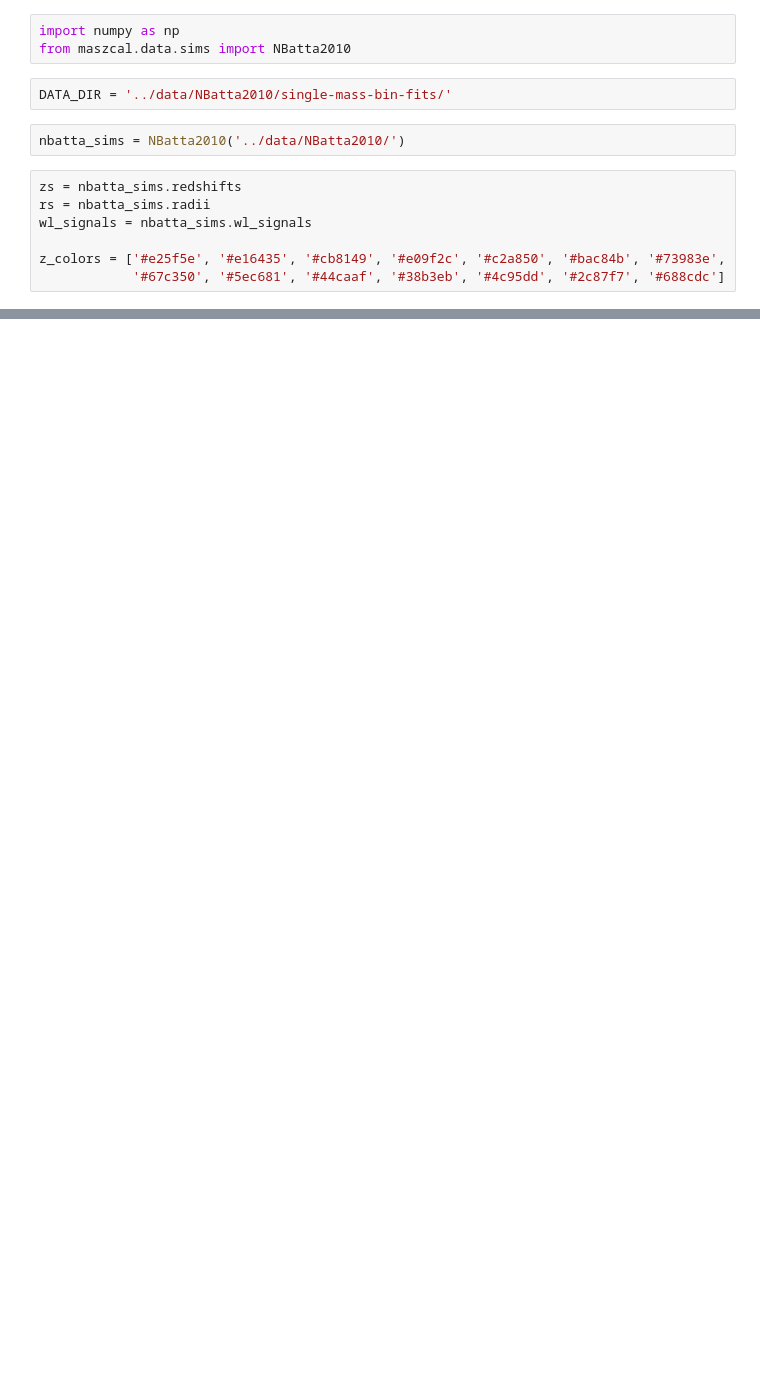
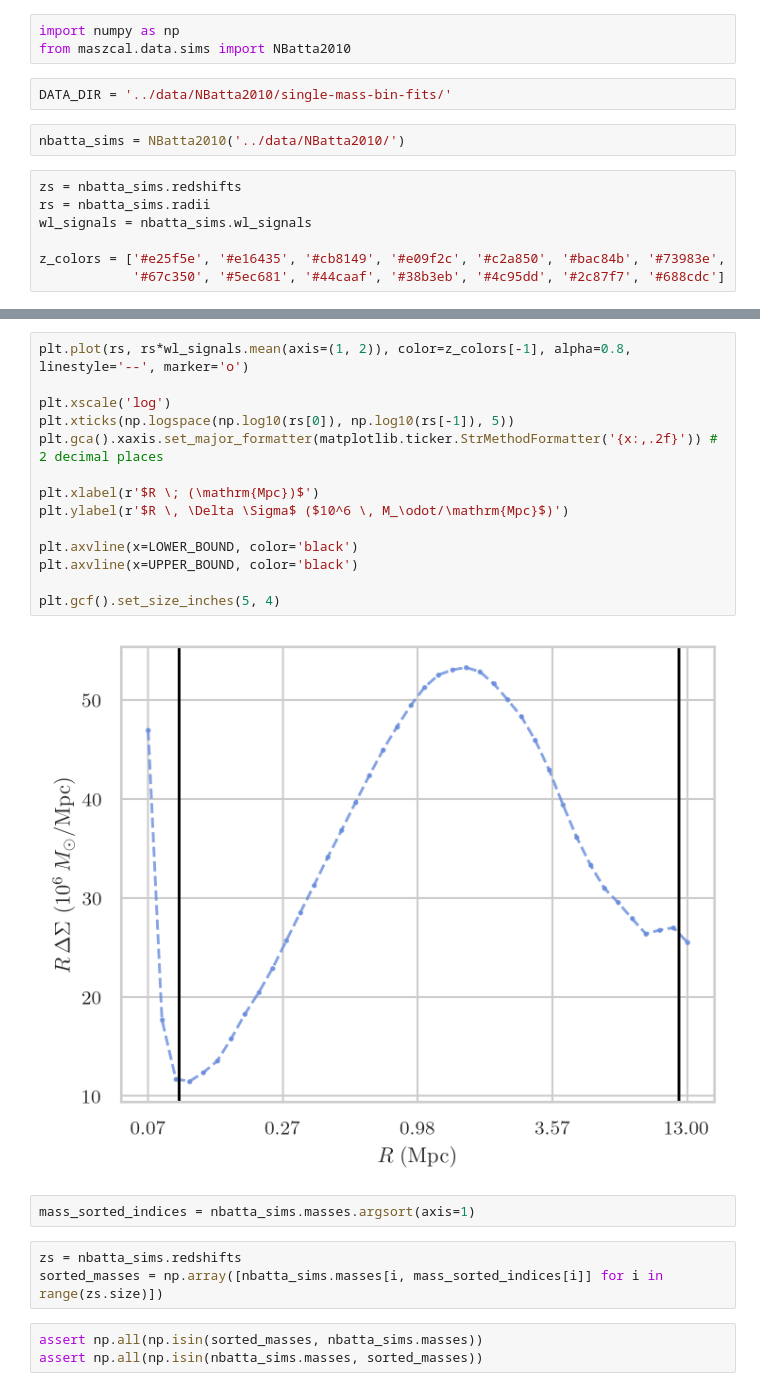
Before and after one commit to dylancromer/maszcal, a Jupyter notebook: docs/NBatta2010_data.ipynb, the cells around one changed output, grey strips where cells are left out. Saved outputs shown, nothing was run; the diff lists cells and outputs as text; blank space fills up the shorter version.

```diff
--- a/docs/NBatta2010_data.ipynb
+++ b/docs/NBatta2010_data.ipynb
@@ -77,0 +93,24 @@ wl_signals.shape
+# %%
+plt.plot(rs, rs*wl_signals.mean(axis=(1, 2)), color=z_colors[-1], alpha=0.8, linestyle='--', marker='o')
+
+plt.xscale('log')
+plt.xticks(np.logspace(np.log10(rs[0]), np.log10(rs[-1]), 5))
+plt.gca().xaxis.set_major_formatter(matplotlib.ticker.StrMethodFormatter('{x:,.2f}')) # 2 decimal places
+
+plt.xlabel(r'$R \; (\mathrm{Mpc})$')
+plt.ylabel(r'$R \, \Delta \Sigma$ ($10^6 \, M_\odot/\mathrm{Mpc}$)')
+
+plt.axvline(x=LOWER_BOUND, color='black')
+plt.axvline(x=UPPER_BOUND, color='black')
+
+plt.gcf().set_size_inches(5, 4)
+# %% [output]
+[figure, added]
+# %%
+mass_sorted_indices = nbatta_sims.masses.argsort(axis=1)
+# %%
+zs = nbatta_sims.redshifts
+sorted_masses = np.array([nbatta_sims.masses[i, mass_sorted_indices[i]] for i in range(zs.size)])
+# %%
+assert np.all(np.isin(sorted_masses, nbatta_sims.masses))
+assert np.all(np.isin(nbatta_sims.masses, sorted_masses))
```
Also changed, not shown: parts of 7 cells of this notebook, 7 other files.
